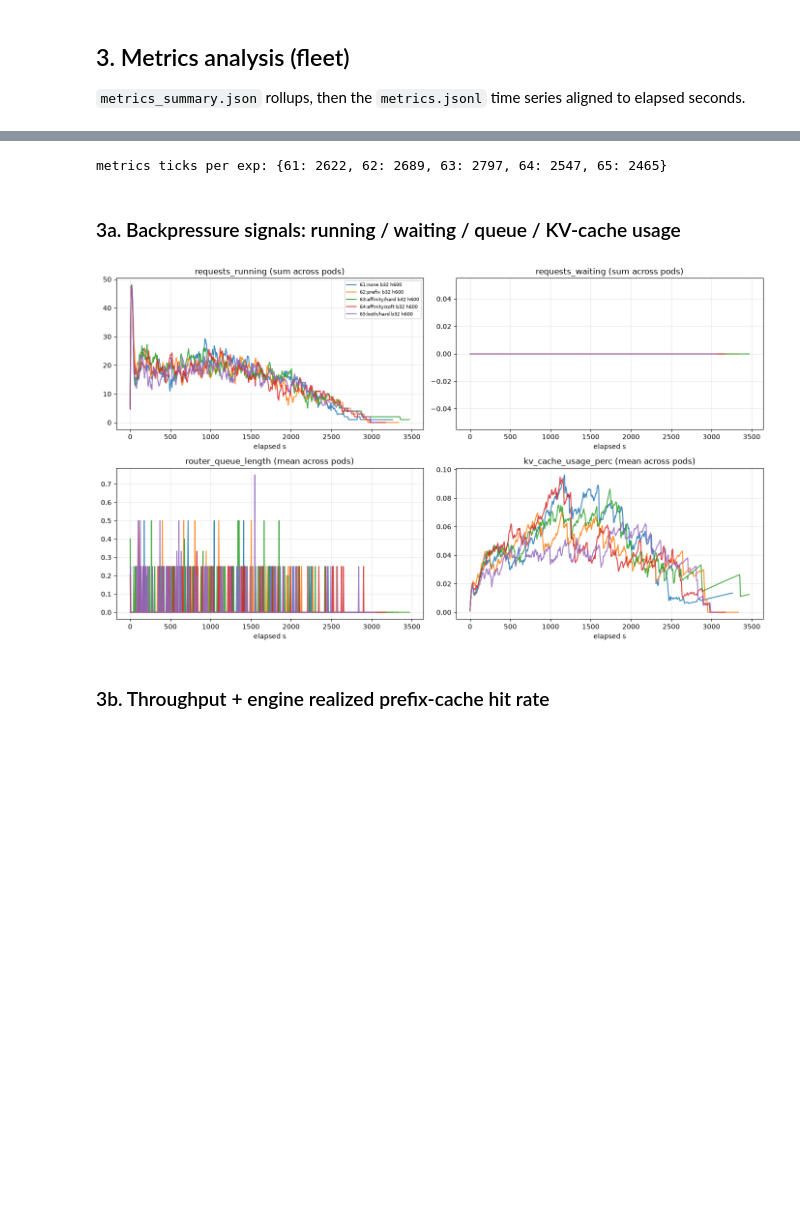
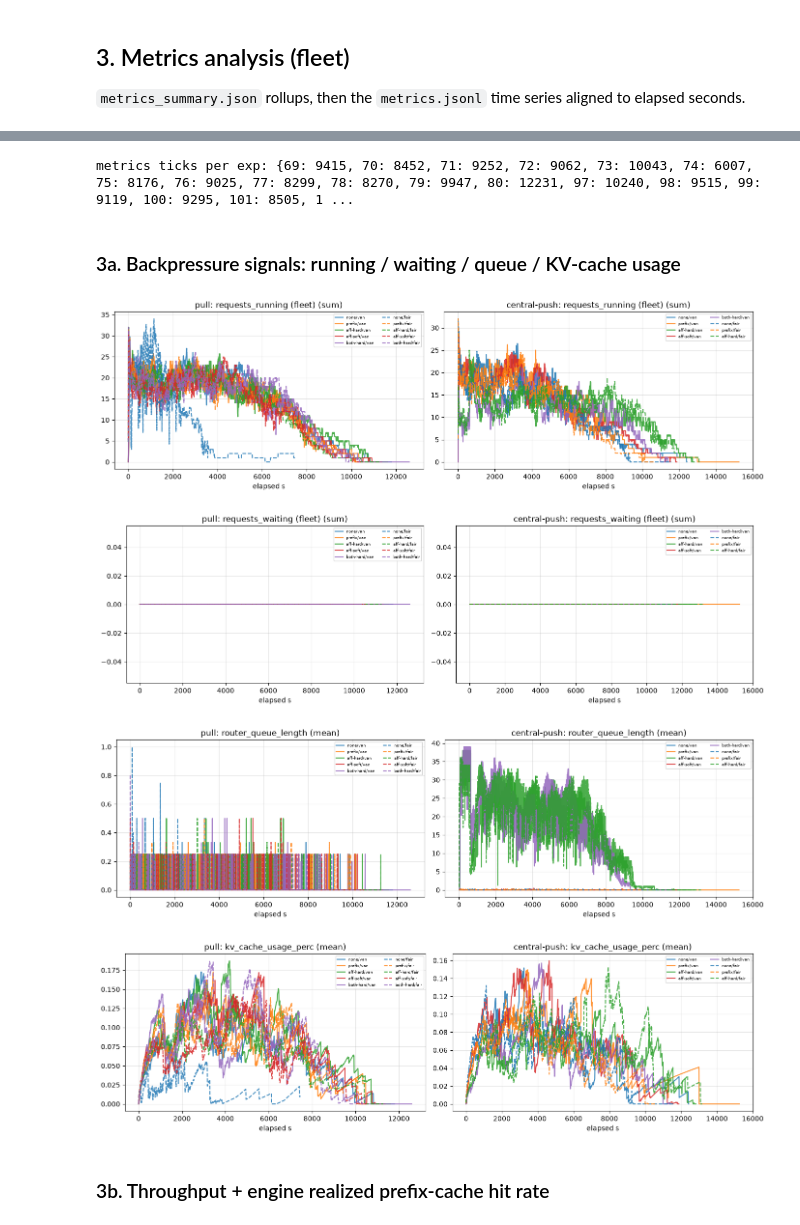
Before and after one commit to immengzi/LLM-LA, a Jupyter notebook: analysis-notebooks/claude-strategy-comparison.ipynb, the cells around one changed output, grey strips where cells are left out. Cells and saved outputs as stored; diff of their text form; code cells hidden in the pictures; blank space fills up the shorter version.

```diff
--- a/analysis-notebooks/claude-strategy-comparison.ipynb
+++ b/analysis-notebooks/claude-strategy-comparison.ipynb
@@ -136,6 +244,8 @@ def load_logs(exp_id):
     return df
 
 LOGS = pd.concat([load_logs(e) for e in EXP_IDS], ignore_index=True)
+LOGS = LOGS.merge(REG[["router_mode", "fair", "strat_lab"]],
+                  left_on="exp", right_index=True, how="left")
 LOGS = LOGS.sort_values(["exp", "group", "t0_wall"]).reset_index(drop=True)
 LOGS["occ"] = LOGS.groupby(["exp", "group"]).cumcount()
 LOGS["gsize"] = LOGS.groupby(["exp", "group"])["req_id"].transform("size")
@@ -421,25 +940,45 @@ def fleet_series(df, col, agg="sum"):
     s["bin"] = (s["t_s"] // 5 * 5).astype(int)
     return s.groupby("bin")["v"].mean()
 print("metrics ticks per exp:", {e: (0 if TS[e].empty else TS[e]['ts'].nunique()) for e in EXP_IDS})
+
+def plot_fleet_by_mode(col, agg="sum", title=None, ylim=None):
+    """Fleet time series faceted by router_mode; strategy=color, fair=dashed."""
+    modes = [m for m in ["pull", "central-push"] if (REG["router_mode"] == m).any()]
+    if not modes:
+        return
+    strat_colors = {s: c for s, c in zip(STRAT_ORDER, plt.cm.tab10.colors)}
+    fig, axes = plt.subplots(1, len(modes), figsize=(7 * len(modes), 4.2), squeeze=False)
+    for ax, m in zip(axes.ravel(), modes):
+        for e in EXP_IDS:
+            if REG.loc[e, "router_mode"] != m:
+                continue
+            s = fleet_series(TS[e], col, agg)
+            if s.empty:
+                continue
+            sl = str(REG.loc[e, "strat_lab"]); fair = bool(REG.loc[e, "fair"])
+            ax.plot(s.index, s.values, color=strat_colors.get(sl, "grey"),
+                    ls="--" if fair else "-", alpha=.85,
+                    label=f"{sl}/{'fair' if fair else 'van'}")
+        ax.set_title(f"{m}: {title or col} ({agg})")
+        ax.set_xlabel("elapsed s"); ax.grid(alpha=.3)
+        if ylim:
+            ax.set_ylim(*ylim)
+        ax.legend(fontsize=6, ncol=2)
+    plt.tight_layout(); plt.show()
 # %% [output]
-metrics ticks per exp: {61: 2622, 62: 2689, 63: 2797, 64: 2547, 65: 2465}
+metrics ticks per exp: {69: 9415, 70: 8452, 71: 9252, 72: 9062, 73: 10043, 74: 6007, 75: 8176, 76: 9025, 77: 8299, 78: 8270, 79: 9947, 80: 12231, 97: 10240, 98: 9515, 99: 9119, 100: 9295, 101: 8505, 1 ...
 # %% [markdown]
 ### 3a. Backpressure signals: running / waiting / queue / KV-cache usage
 # %%
-panels = [("requests_running", "sum"), ("requests_waiting", "sum"),
-          ("router_queue_length", "mean"), ("kv_cache_usage_perc", "mean")]
-fig, axes = plt.subplots(2, 2, figsize=(14, 8))
-for ax, (col, agg) in zip(axes.ravel(), panels):
-    for e in EXP_IDS:
-        s = fleet_series(TS[e], col, agg)
-        if not s.empty:
-            ax.plot(s.index, s.values, label=LABELS[e], alpha=.85)
-    ax.set_title(f"{col} ({agg} across pods)")
-    ax.set_xlabel("elapsed s"); ax.grid(alpha=.3)
-axes.ravel()[0].legend(fontsize=7)
-plt.tight_layout(); plt.show()
+plot_fleet_by_mode("requests_running", "sum", "requests_running (fleet)")
+plot_fleet_by_mode("requests_waiting", "sum", "requests_waiting (fleet)")
+plot_fleet_by_mode("router_queue_length", "mean", "router_queue_length")
+plot_fleet_by_mode("kv_cache_usage_perc", "mean", "kv_cache_usage_perc")
 # %% [output]
-[figure, old version]
+[figure, new version]
+[figure, added]
+[figure, added]
+[figure, added]
 # %% [markdown]
 ### 3b. Throughput + engine realized prefix-cache hit rate
 # %%
```
Also changed, not shown: parts of 25 cells of this notebook, 7 other files.
